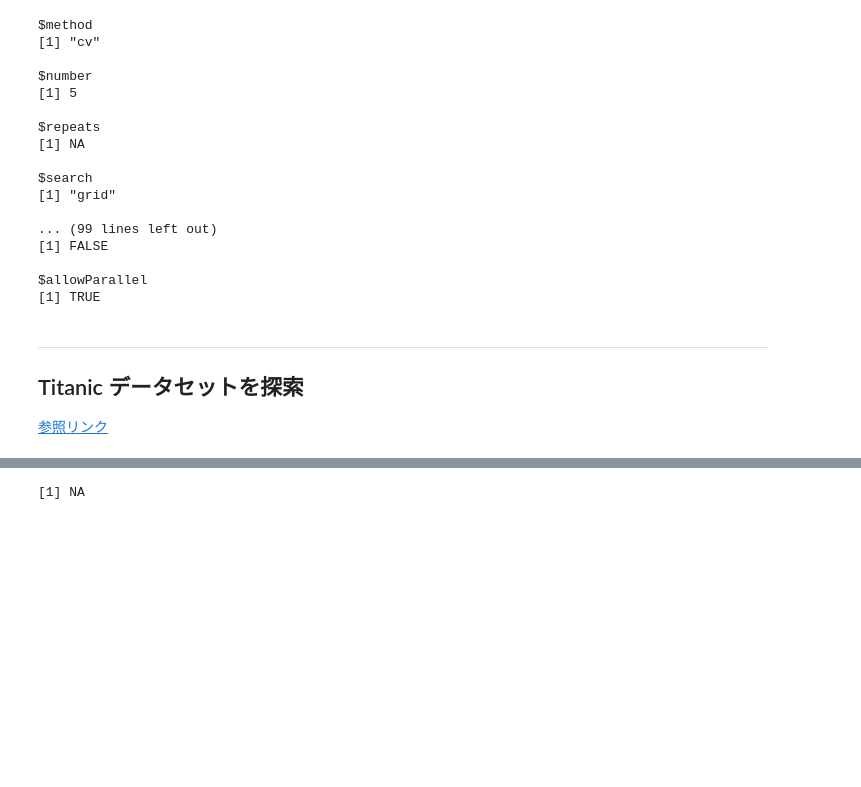
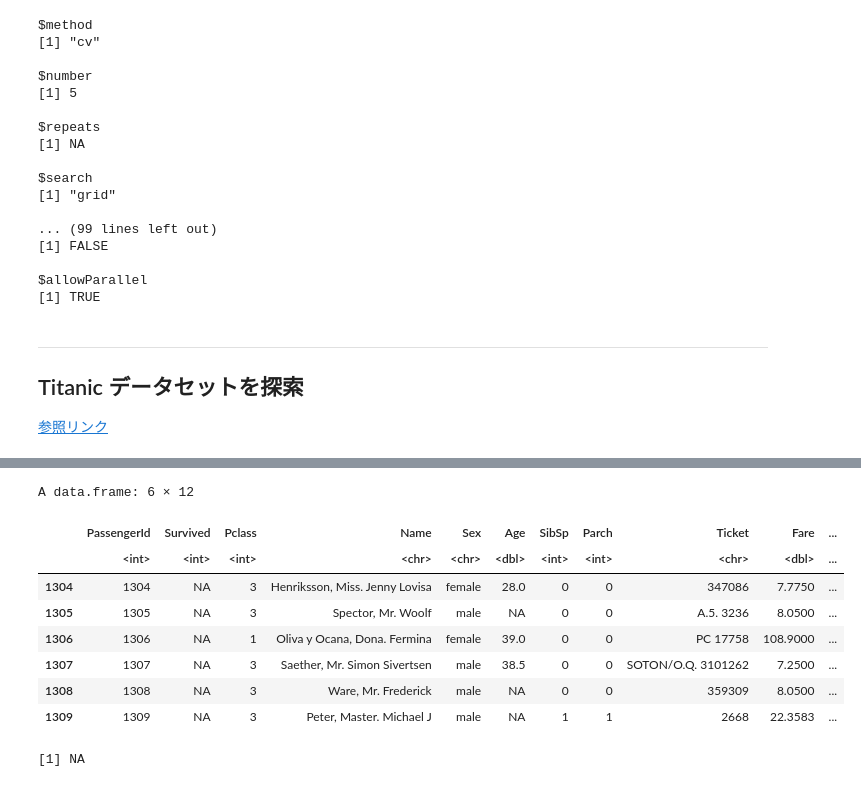
Before and after one commit to wang-zhijun/learn-statistics, a Jupyter notebook: learn-r.ipynb, the cells around one changed output, grey strips where cells are left out. Drawn from its saved outputs; the diff is of its cells as text; code cells hidden in the pictures; blank space fills up the shorter version.

```diff
--- a/learn-r.ipynb
+++ b/learn-r.ipynb
@@ -1296,3 +1332,16 @@ titanic.test <- read.csv("data/02_titanic_test.csv"
+# %%
+#library(dplyr)
+tail(dplyr::bind_rows(titanic.train, titanic.test))
+# %% [output]
+A data.frame: 6 × 12
+|  | PassengerId | Survived | Pclass | Name | Sex | Age | SibSp | Parch | Ticket | Fare | ... |
+|  | <int> | <int> | <int> | <chr> | <chr> | <dbl> | <int> | <int> | <chr> | <dbl> | ... |
+| 1304 | 1304 | NA | 3 | Henriksson, Miss. Jenny Lovisa | female | 28.0 | 0 | 0 | 347086 | 7.7750 | ... |
+| 1305 | 1305 | NA | 3 | Spector, Mr. Woolf | male | NA | 0 | 0 | A.5. 3236 | 8.0500 | ... |
+| 1306 | 1306 | NA | 1 | Oliva y Ocana, Dona. Fermina | female | 39.0 | 0 | 0 | PC 17758 | 108.9000 | ... |
+| 1307 | 1307 | NA | 3 | Saether, Mr. Simon Sivertsen | male | 38.5 | 0 | 0 | SOTON/O.Q. 3101262 | 7.2500 | ... |
+| 1308 | 1308 | NA | 3 | Ware, Mr. Frederick | male | NA | 0 | 0 | 359309 | 8.0500 | ... |
+| 1309 | 1309 | NA | 3 | Peter, Master. Michael J | male | NA | 1 | 1 | 2668 | 22.3583 | ... |
 # %%
 median(titanic.train$Age)
 # %% [output]
```
Also changed, not shown: parts of 7 cells of this notebook.
